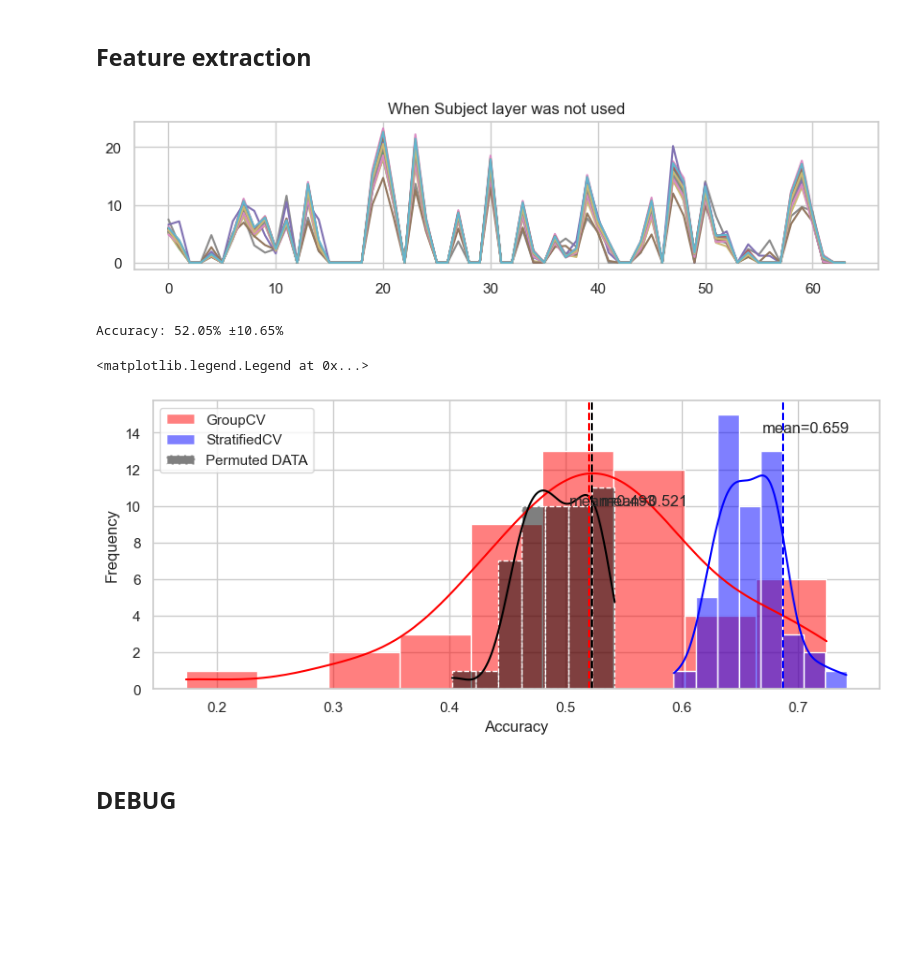
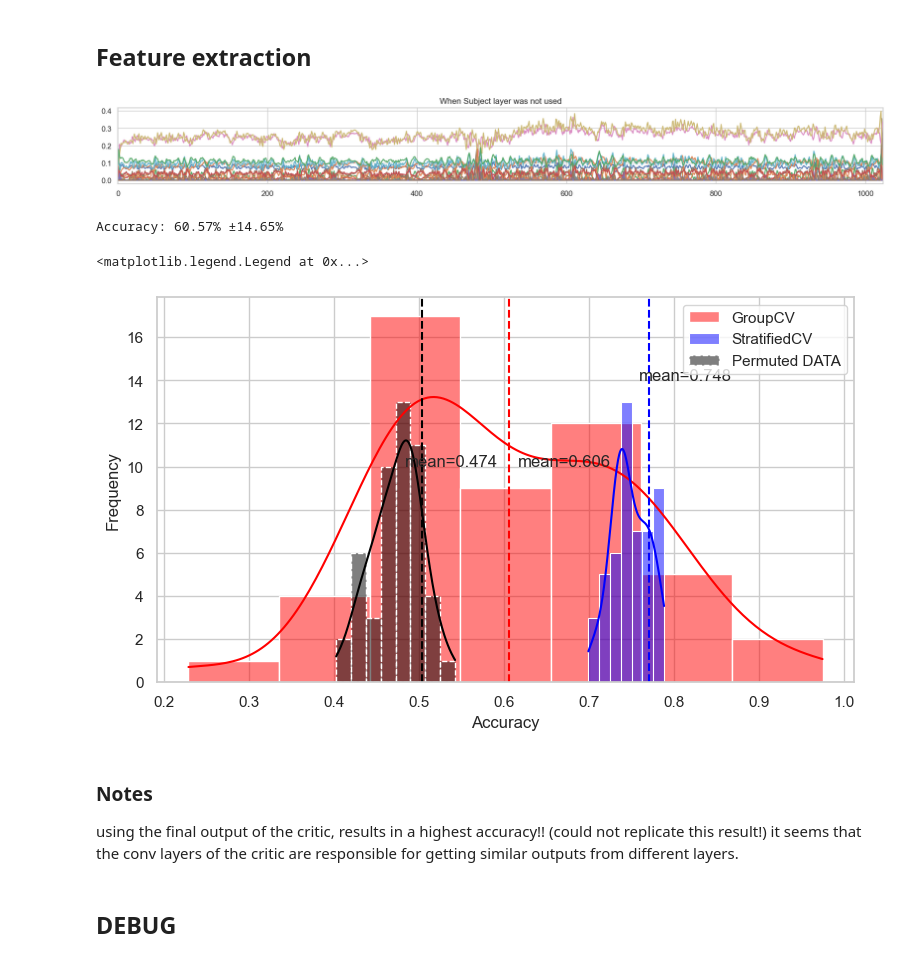
Before and after one commit to Yeganehfrh/EEGModalNet, a Jupyter notebook: notebooks/Debug.ipynb, the cells around one changed output. Saved outputs shown, nothing was run; the diff lists cells and outputs as text; code cells hidden in the pictures; blank space fills up the shorter version.

Commit message:
Refactor subject layer implementation for improved signal analysis

```diff
--- a/notebooks/Debug.ipynb
+++ b/notebooks/Debug.ipynb
@@ -377,22 +368,23 @@ sub_ids = np.concatenate((xf_ids, xm_ids))
 # model = WGAN_GP(time_dim=time_dim, feature_dim=1, latent_dim=64, n_subjects=20, use_sublayers=True)
 # model.load_weights('tmp/keras_models/wgan_gp_with_sub_layer.model.keras')
 critic = wgan_gp.critic
-model = keras.Model(inputs=critic.model.layers[0].input, outputs=critic.model.layers[-2].output)
+model = keras.Model(inputs=critic.model.layers[0].input, outputs=critic.model.layers[1].output)
 # x_ = critic.sub_layer(x.float().to('mps'), torch.tensor(sub_ids).unsqueeze(1).to('mps'))
 features = model(x.float()).cpu().detach().numpy()
 # %%
-plt.figure(figsize=(10, 2))
-for i in range(20):
-    plt.plot(features[i])
+plt.figure(figsize=(20, 2))
+for i in range(0, 16):
+    plt.plot(features[300, :, i])
     plt.title('When Subject layer was not used')
+    plt.xlim(0, 1024)
 
 # plt.figure(figsize=(10, 2))
 # for i in range(20):
 #     plt.plot(features_[i])
 #     plt.title('When Subject layer was used!!!')
 # plt.show()
 # %% [output]
-[figure, old version]
+[figure, new version]
 # %%
 cv_g = GroupShuffleSplit(n_splits=50, test_size=0.2)
 cv_s = StratifiedShuffleSplit(n_splits=50, test_size=0.2)
@@ -407,7 +399,7 @@ scores_g = cross_val_score(pipe, features, labels, cv=cv_g, groups=sub_ids, n_jo
 scores_s = cross_val_score(pipe, features, labels, cv=cv_s, groups=sub_ids, n_jobs=-1)
 print(f'Accuracy: {np.array(scores_g).mean() * 100:.2f}%', f'±{np.array(scores_g).std() * 100:.2f}%')
 # %% [output]
-Accuracy: 52.05% ±10.65%
+Accuracy: 60.57% ±14.65%
 # %%
 # shuffle the labels for permutation test
 np.random.shuffle(labels)
@@ -417,7 +409,7 @@ scores_sh = cross_val_score(pipe, features, labels, cv=cv_g, groups=sub_ids, n_j
 import seaborn as sns
 sns.set(style='whitegrid')
 
-plt.figure(figsize=(10, 4))
+plt.figure(figsize=(9, 5))
 sns.histplot(scores_g, kde=True, legend=True, color='red', label='GroupCV')
 sns.histplot(scores_s, kde=True, legend=True, color='blue', label='StratifiedCV')
 sns.histplot(scores_sh, kde=True, legend=True, color='black', label='Permuted DATA', linestyle='--')
@@ -434,7 +426,11 @@ plt.ylabel('Frequency')
 plt.legend()
 # %% [output]
 <matplotlib.legend.Legend at 0x...>
-[figure, old version]
+[figure, new version]
+# %% [markdown]
+### Notes
+using the final output of the critic, results in a highest accuracy!! (could not replicate this result!)
+it seems that the conv layers of the critic are responsible for getting similar outputs from different layers.
 # %% [markdown]
 ## DEBUG
 # %%
```
Also changed, not shown: parts of 7 cells of this notebook.
